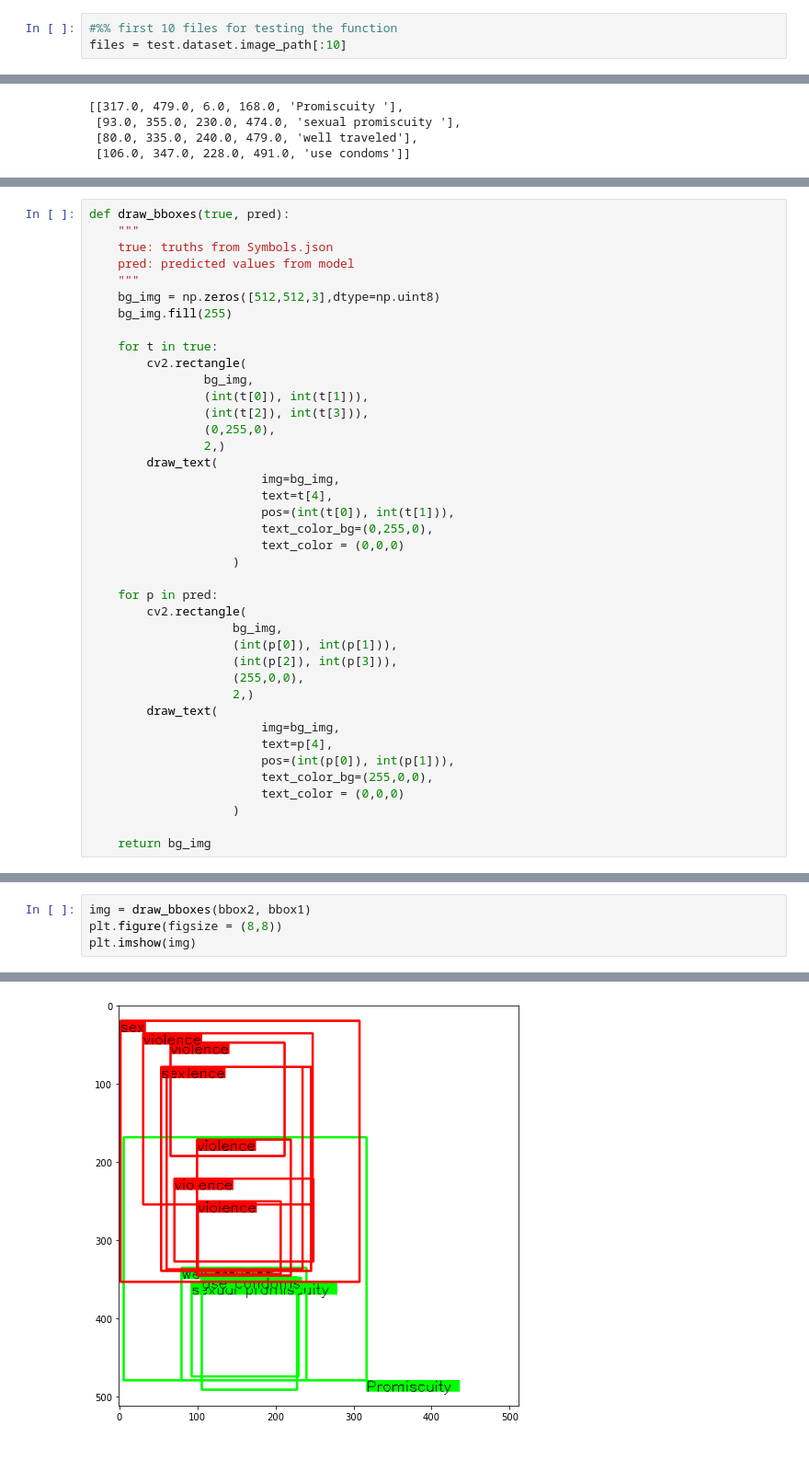
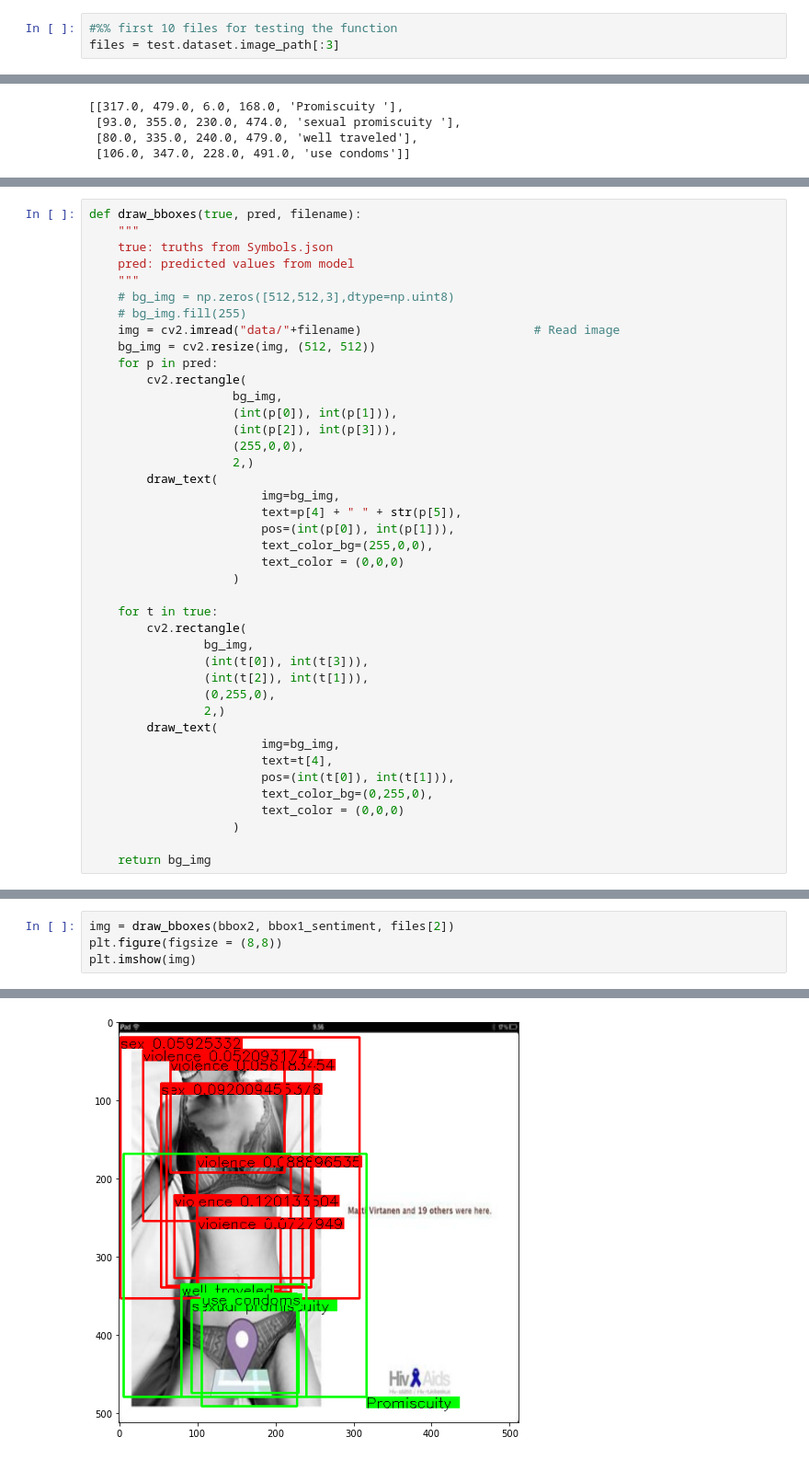
Before and after one commit to joeechua/Ads-Decoder_ext, a Jupyter notebook: bsight.ipynb, the cells around one changed output, grey strips where cells are left out. Shown at 92% size. Saved outputs shown, nothing was run; the diff lists cells and outputs as text.

```diff
--- a/bsight.ipynb
+++ b/bsight.ipynb
@@ -28,3 +112,3 @@ train, test = create_train_test_dataset(ads_dataset)
 # %%
 #%% first 10 files for testing the function
-files = test.dataset.image_path[:10]
+files = test.dataset.image_path[:3]
@@ -145,17 +284,33 @@ def get_total_iou(true, pred):
 # %%
-def draw_bboxes(true, pred):
+def draw_bboxes(true, pred, filename):
     """
     true: truths from Symbols.json
     pred: predicted values from model
     """
-    bg_img = np.zeros([512,512,3],dtype=np.uint8)
-    bg_img.fill(255)
+    # bg_img = np.zeros([512,512,3],dtype=np.uint8)
+    # bg_img.fill(255)
+    img = cv2.imread("data/"+filename)                        # Read image
+    bg_img = cv2.resize(img, (512, 512))
+    for p in pred:
+        cv2.rectangle(
+                    bg_img,
+                    (int(p[0]), int(p[1])),
+                    (int(p[2]), int(p[3])),
+                    (255,0,0),
+                    2,)
+        draw_text(
+                        img=bg_img,
+                        text=p[4] + " " + str(p[5]),
+                        pos=(int(p[0]), int(p[1])),
+                        text_color_bg=(255,0,0),
+                        text_color = (0,0,0)
+                    )
 
     for t in true:
         cv2.rectangle(
                 bg_img,
-                (int(t[0]), int(t[1])),
-                (int(t[2]), int(t[3])),
+                (int(t[0]), int(t[3])),
+                (int(t[2]), int(t[1])),
                 (0,255,0),
                 2,)
         draw_text(
@@ -166,19 +321,4 @@ def draw_bboxes(true, pred):
                         text_color = (0,0,0)
                     )
 
-    for p in pred:
-        cv2.rectangle(
-                    bg_img,
-                    (int(p[0]), int(p[1])),
-                    (int(p[2]), int(p[3])),
-                    (255,0,0),
-                    2,)
-        draw_text(
-                        img=bg_img,
-                        text=p[4],
-                        pos=(int(p[0]), int(p[1])),
-                        text_color_bg=(255,0,0),
-                        text_color = (0,0,0)
-                    )
-
     return bg_img
@@ -204,7 +338,7 @@ from matplotlib import pyplot as plt
 # %%
-img = draw_bboxes(bbox2, bbox1)
+img = draw_bboxes(bbox2, bbox1_sentiment, files[2])
 plt.figure(figsize = (8,8))
 plt.imshow(img)
 # %% [output]
 <matplotlib.image.AxesImage at 0x...>
-[figure, old version]
+[figure, new version]
```
Also changed, not shown: parts of 32 cells of this notebook, 3 other files.
